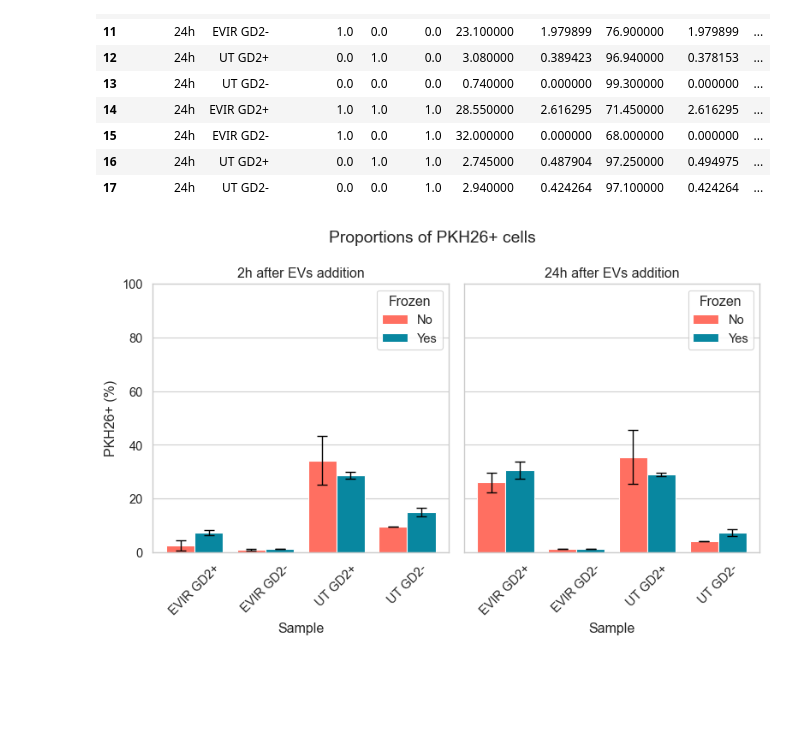
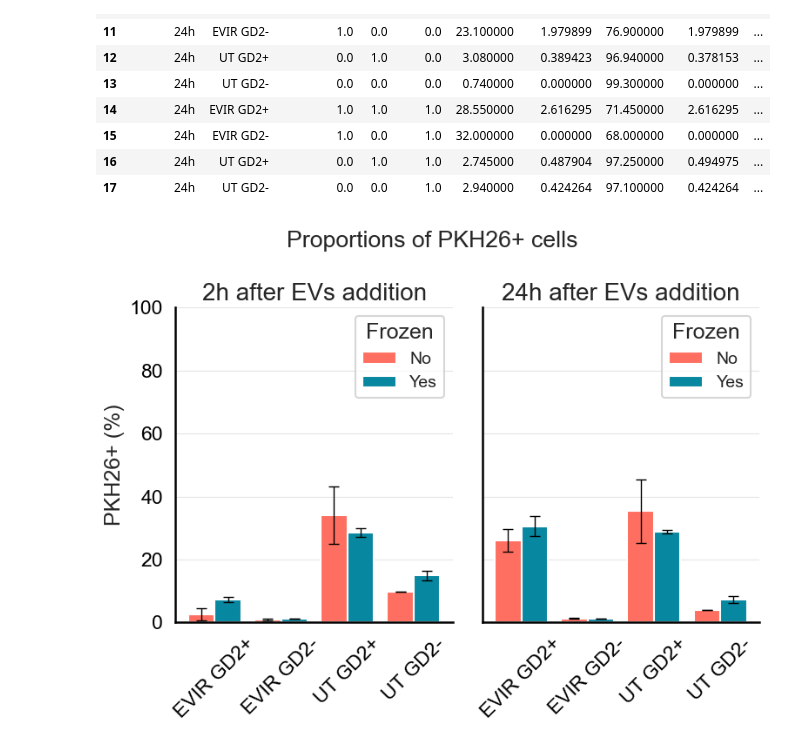
Before and after one commit to AlexiaGiroud/ThawingDCPs, a Jupyter notebook: assessing_function.ipynb, the cells around one changed output. Saved outputs shown, nothing was run; the diff lists cells and outputs as text; code cells hidden in the pictures; blank space fills up the shorter version.

Commit message:
New style for figures looking like GraphPad Prism

```diff
--- a/assessing_function.ipynb
+++ b/assessing_function.ipynb
@@ -7,6 +7,6 @@ import numpy as np
 # Set seed
 np.random.seed(42)
 # %%
-sns.set_theme(style="whitegrid")
-sns.set_context("paper", font_scale=1.2)
-sns.set_palette("Spectral", n_colors=12)
+#sns.set_theme(style="whitegrid")
+#sns.set_context("paper", font_scale=1.2)
+#sns.set_palette("Spectral", n_colors=12)
@@ -114,7 +164,6 @@ df_means_std
 # %%
 palette = sns.color_palette("Spectral", 12)
 # %%
-
 def plot_panel(data, axis, title, marker):
     sns.barplot(
         data=data,
@@ -143,7 +192,7 @@ def plot_panel(data, axis, title, marker):
             )
 
     axis.set_title(title + " after EVs addition")
-    axis.set_xlabel("Sample")
+    axis.set_xlabel("")
     axis.set_ylabel(marker + " (%)")
     axis.set_ylim(0, 100)
     axis.tick_params(axis="x", rotation=45)
@@ -151,16 +200,16 @@ def plot_panel(data, axis, title, marker):
 # %%
 # Split by time point
 df_2h  = df_means_std[df_means_std["Time point"] == "2h"]
 df_24h = df_means_std[df_means_std["Time point"] == "24h"]
 
-fig, ax = plt.subplots(1, 2, figsize=(8, 5), sharey=True)
+fig, ax = plt.subplots(1, 2, figsize=(8, 6), sharey=True)
 
 plot_panel(df_2h,  ax[0], "2h", "PKH26+")
 plot_panel(df_24h, ax[1], "24h", "PKH26+")
 
 plt.suptitle("Proportions of PKH26+ cells")
 plt.tight_layout()
 plt.savefig("Figures/assessing_function/proportionPKH26");
 # %% [output]
-[figure, old version]
+[figure, new version]
 # %%
```
Also changed, not shown: parts of 3 cells of this notebook, 20 other files.
